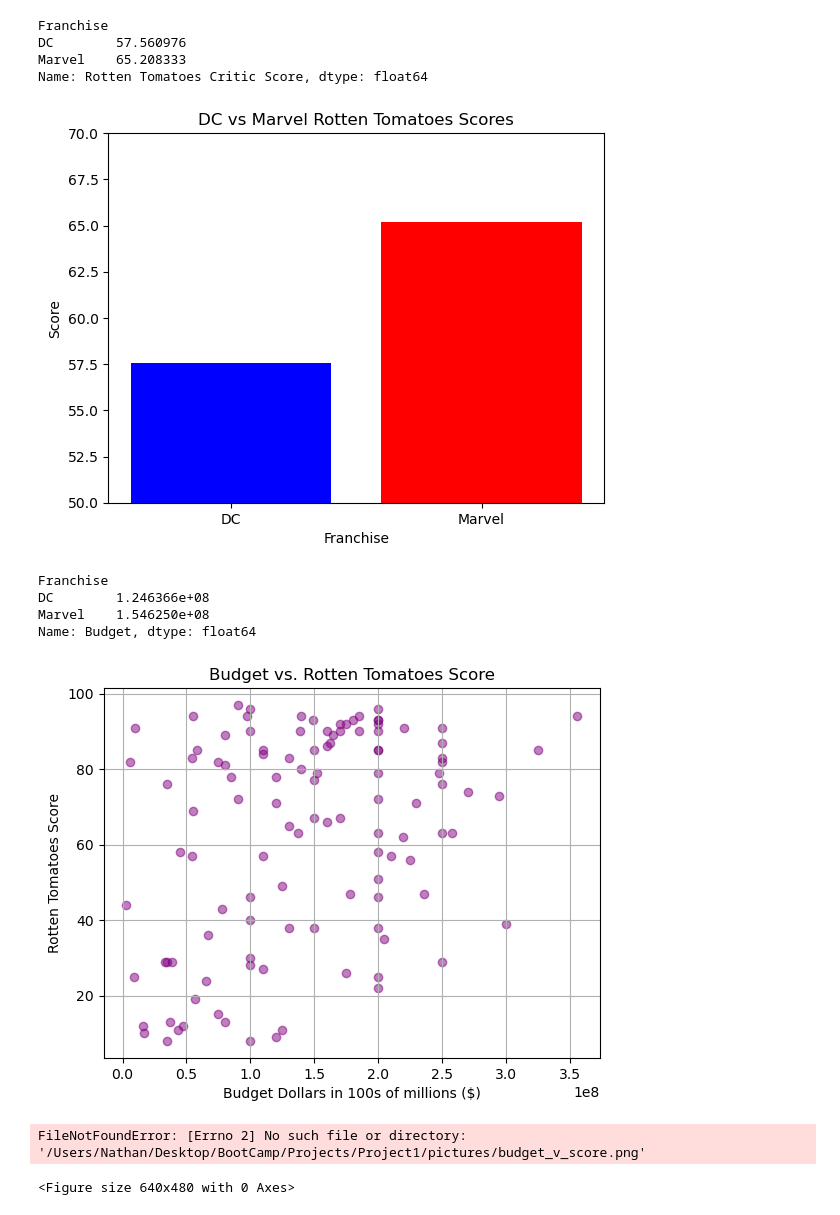
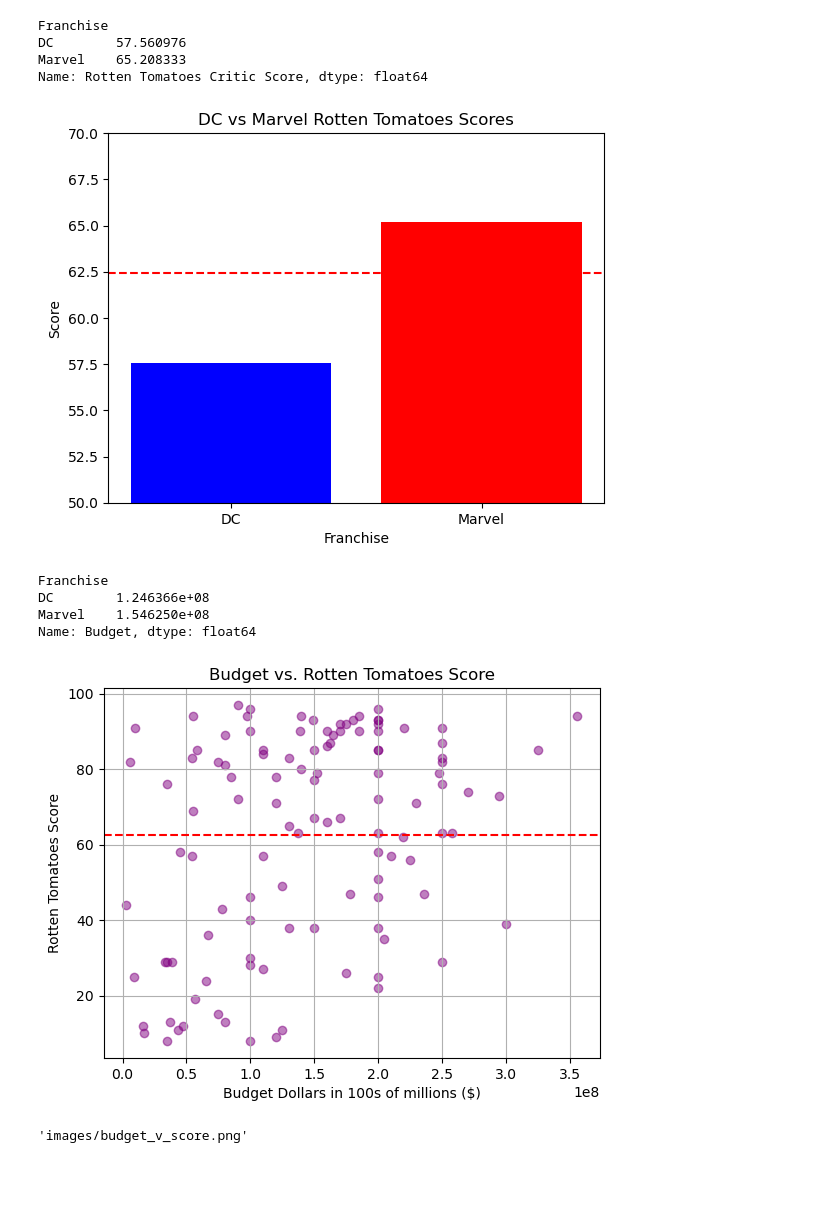
Before and after one commit to Nathan-Savage/project1, a Jupyter notebook: ns_project1.ipynb, the cells around one changed output. Cells and saved outputs as stored; diff of their text form; code cells hidden in the pictures; blank space fills up the shorter version.

Commit message:
images

```diff
--- a/ns_project1.ipynb
+++ b/ns_project1.ipynb
@@ -122,6 +122,7 @@ plt.bar(franchise_ratings.index, franchise_ratings, color=['blue', 'red'])
 plt.title( 'DC vs Marvel Rotten Tomatoes Scores')
 plt.xlabel('Franchise')
 plt.ylabel('Score')
+plt.axhline(rotten_avg, color='red', linestyle='--') #average between the two franchises
 #plt.xlim(['Franchise'])
 plt.ylim(50,70)
 #plt.box(['franchise_ratings'])
@@ -129,7 +130,7 @@ plt.ylim(50,70)
 plt.tight_layout
 plt.show()
 # %% [output]
-[figure, old version]
+[figure, new version]
 # %%
 # test
 marvel_dc_movie_df['Budget'] = (
@@ -148,28 +149,26 @@ Name: Budget, dtype: float64
 # %%
 marvel_dc_movie_df['Budget'] = (
     marvel_dc_movie_df['Budget']
     .replace({'\\$': '', ',': ''}, regex=True)
     .astype(float)
 )
 
 
 #budget_tomatoes_to_plot = marvel_dc_movie_df['Budget'], marvel_dc_movie_df['Rotten Tomatoes Critic Score']
 #plt.figure(figsize=(10, 5))
 plt.scatter(marvel_dc_movie_df['Budget'],marvel_dc_movie_df['Rotten Tomatoes Critic Score'], alpha = 0.5, color = 'purple')
 plt.title('Budget vs. Rotten Tomatoes Score')
 plt.xlabel('Budget Dollars in 100s of millions ($)')
 plt.ylabel('Rotten Tomatoes Score')
-#plt.yscale('Rotten Tomatoes Critic Score')
-#plt.ylim('Rotten Tomatoes Critic Score')
-#plt.xlim('Budget')
-#plt.grid(['franchise_ratings'])
-#ax.axhline(y = rotten_avg, color='red', linestyle='--')
+plt.axhline(rotten_avg, color='red', linestyle='--') #average Rotten Tomatoes Score
 plt.grid(axis='y')
 plt.grid(axis='x')
 plt.tight_layout
+plt.savefig(os.path.join('images','budget_v_score.png'))
 plt.show()
-plt.savefig(os.path.join('../pictures','budget_v_score.png'))
 # %% [output]
-[figure, old version]
+[figure, new version]
-FileNotFoundError: [Errno 2] No such file or directory: '/Users/Nathan/Desktop/BootCamp/Projects/Project1/pictures/budget_v_score.png'
-<Figure size 640x480 with 0 Axes>
+# %%
+os.path.join('images','budget_v_score.png')
+# %% [output]
+'images/budget_v_score.png'
```
Also changed, not shown: 1 other file.
